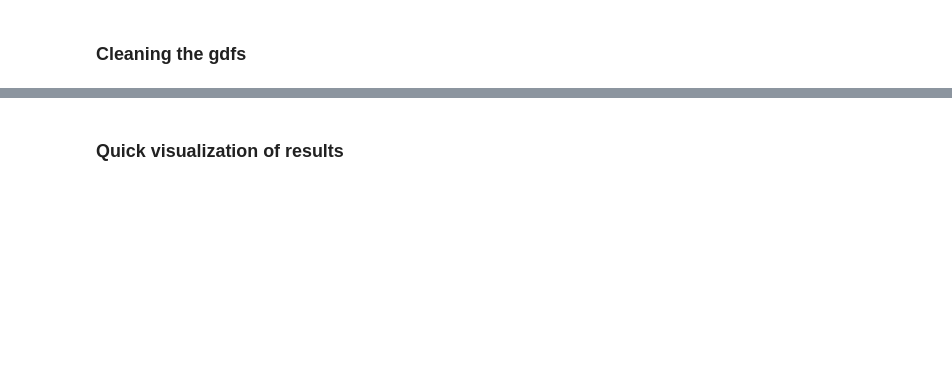
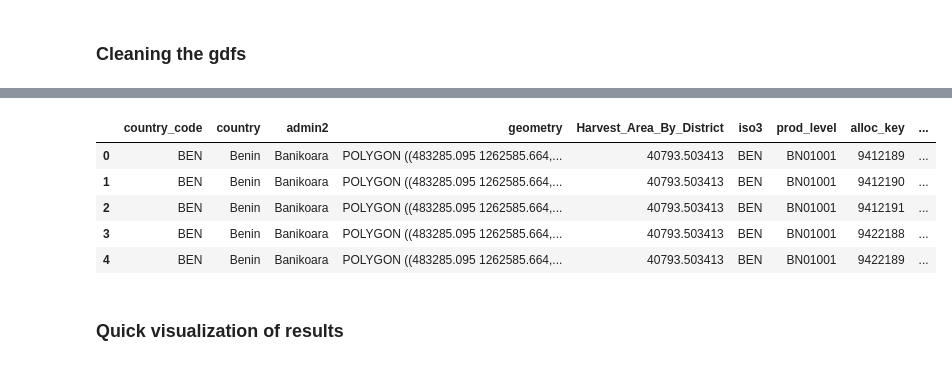
Before and after one commit to oluchee/agrodem, a Jupyter notebook: agrodem_preprocessing/Downscaling/Downscaling_prepping/Downscaling_Preprocessing.ipynb, the cells around one changed output, grey strips where cells are left out. Saved outputs shown, nothing was run; the diff lists cells and outputs as text; code cells hidden in the pictures; blank space fills up the shorter version.

```diff
--- a/agrodem_preprocessing/Downscaling/Downscaling_prepping/Downscaling_Preprocessing.ipynb
+++ b/agrodem_preprocessing/Downscaling/Downscaling_prepping/Downscaling_Preprocessing.ipynb
@@ -544,3 +560,12 @@ admin_2_cotton_gdf = admin_2_cotton_gdf.drop(['GID_1', 'NAME_1', 'NL_NAME_1', 'G
+# %%
+admin_2_maize_gdf.head()
+# %% [output]
+|  | country_code | country | admin2 | geometry | Harvest_Area_By_District | iso3 | prod_level | alloc_key | ... |
+| 0 | BEN | Benin | Banikoara | POLYGON ((483285.095 1262585.664,... | 40793.503413 | BEN | BN01001 | 9412189 | ... |
+| 1 | BEN | Benin | Banikoara | POLYGON ((483285.095 1262585.664,... | 40793.503413 | BEN | BN01001 | 9412190 | ... |
+| 2 | BEN | Benin | Banikoara | POLYGON ((483285.095 1262585.664,... | 40793.503413 | BEN | BN01001 | 9412191 | ... |
+| 3 | BEN | Benin | Banikoara | POLYGON ((483285.095 1262585.664,... | 40793.503413 | BEN | BN01001 | 9422188 | ... |
+| 4 | BEN | Benin | Banikoara | POLYGON ((483285.095 1262585.664,... | 40793.503413 | BEN | BN01001 | 9422189 | ... |
 # %% [markdown]
 ### Quick visualization of results
 # %%
```
Also changed, not shown: parts of 34 cells of this notebook.
